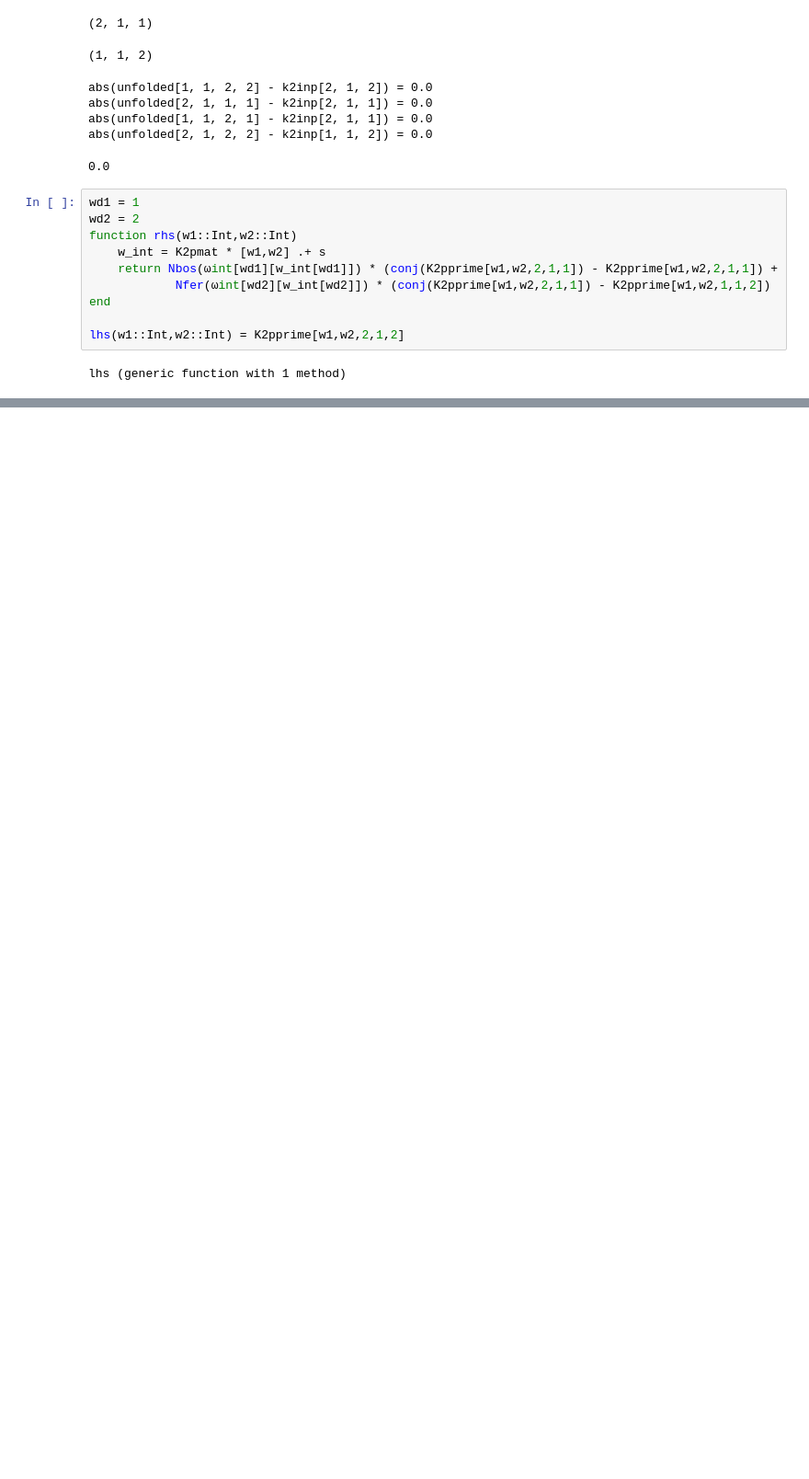
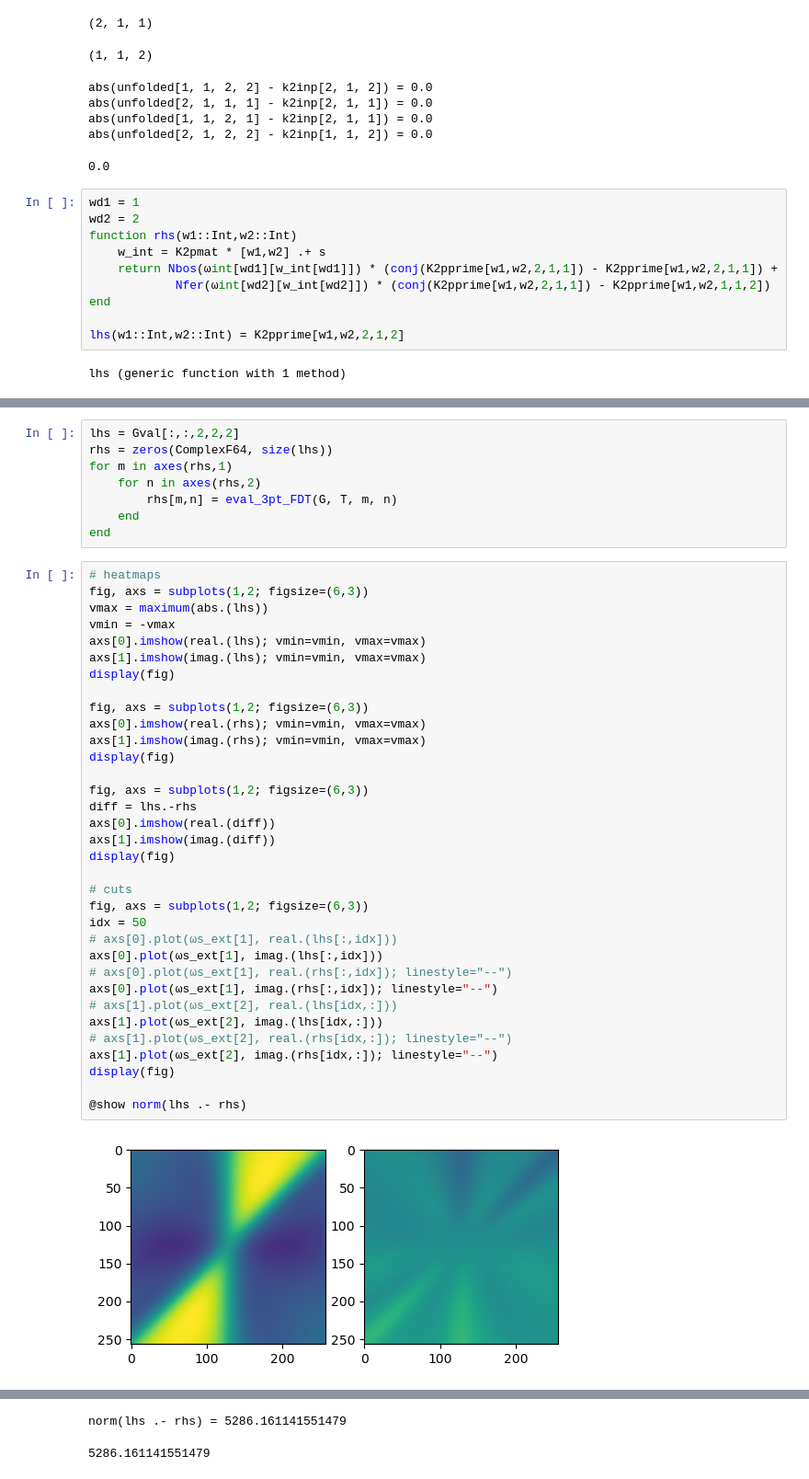
Before and after one commit to MFrankenbach/TCI4Keldysh, a Jupyter notebook: scripts/K2FDTs.ipynb, the cells around one changed output, grey strips where cells are left out. Shown at 92% size. Saved outputs shown, nothing was run; the diff lists cells and outputs as text; blank space fills up the shorter version.

```diff
--- a/scripts/K2FDTs.ipynb
+++ b/scripts/K2FDTs.ipynb
@@ -197,0 +493,44 @@ rhs (generic function with 1 method)
+# %%
+lhs = Gval[:,:,2,2,2]
+rhs = zeros(ComplexF64, size(lhs))
+for m in axes(rhs,1)
+    for n in axes(rhs,2)
+        rhs[m,n] = eval_3pt_FDT(G, T, m, n)
+    end
+end
+# %%
+# heatmaps
+fig, axs = subplots(1,2; figsize=(6,3))
+vmax = maximum(abs.(lhs))
+vmin = -vmax
+axs[0].imshow(real.(lhs); vmin=vmin, vmax=vmax)
+axs[1].imshow(imag.(lhs); vmin=vmin, vmax=vmax)
+display(fig)
+
+fig, axs = subplots(1,2; figsize=(6,3))
+axs[0].imshow(real.(rhs); vmin=vmin, vmax=vmax)
+axs[1].imshow(imag.(rhs); vmin=vmin, vmax=vmax)
+display(fig)
+
+fig, axs = subplots(1,2; figsize=(6,3))
+diff = lhs.-rhs
+axs[0].imshow(real.(diff))
+axs[1].imshow(imag.(diff))
+display(fig)
+
+# cuts
+fig, axs = subplots(1,2; figsize=(6,3))
+idx = 50
+# axs[0].plot(ωs_ext[1], real.(lhs[:,idx]))
+axs[0].plot(ωs_ext[1], imag.(lhs[:,idx]))
+# axs[0].plot(ωs_ext[1], real.(rhs[:,idx]); linestyle="--")
+axs[0].plot(ωs_ext[1], imag.(rhs[:,idx]); linestyle="--")
+# axs[1].plot(ωs_ext[2], real.(lhs[idx,:]))
+axs[1].plot(ωs_ext[2], imag.(lhs[idx,:]))
+# axs[1].plot(ωs_ext[2], real.(rhs[idx,:]); linestyle="--")
+axs[1].plot(ωs_ext[2], imag.(rhs[idx,:]); linestyle="--")
+display(fig)
+
+@show norm(lhs .- rhs)
+# %% [output]
+[figure, added]
@@ -197,0 +540,2 @@ rhs (generic function with 1 method)
+norm(lhs .- rhs) = 5286.161141551479
+5286.161141551479
```
Also changed, not shown: parts of 18 cells of this notebook.
